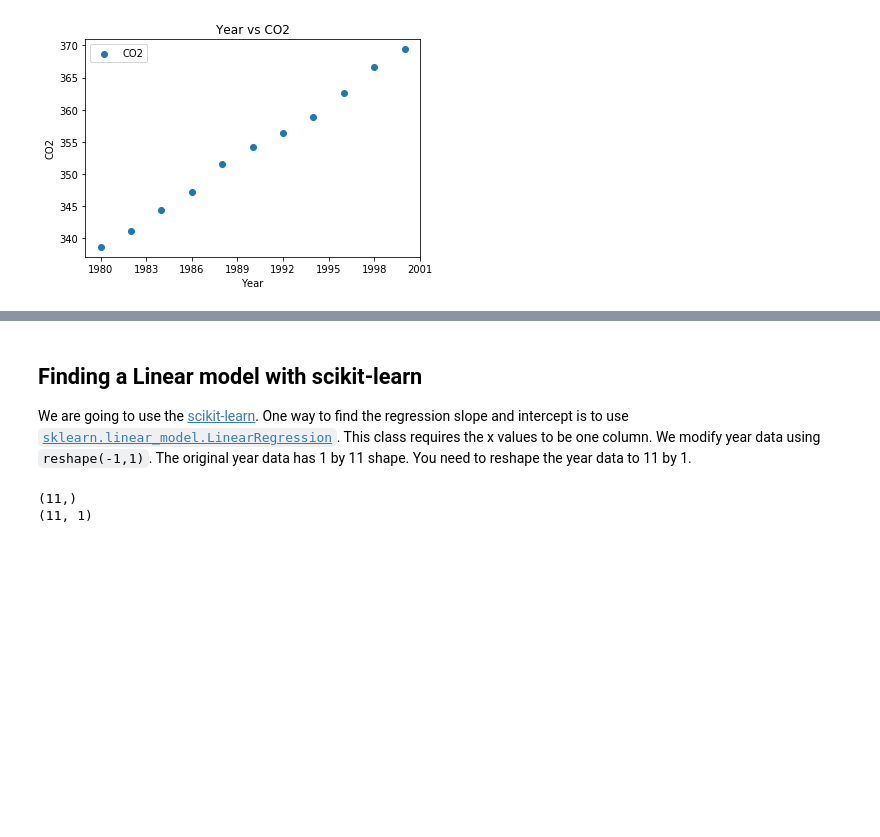
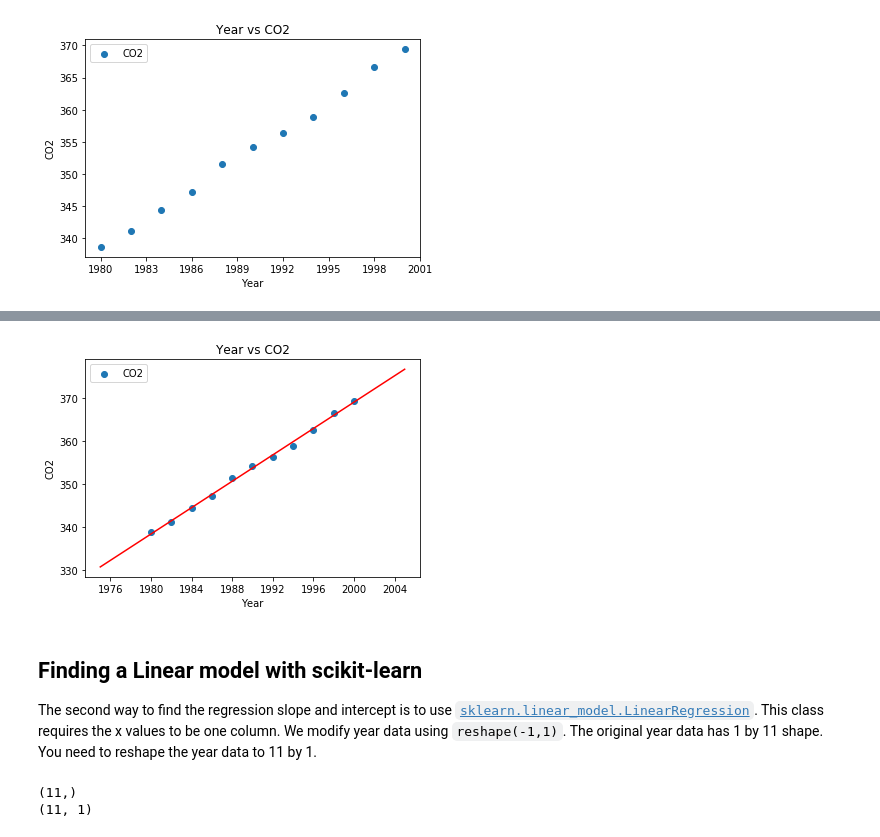
Before and after one commit to shinokada/python-for-ib-diploma-mathematics, a Jupyter notebook: Modelling_functions.ipynb, the cells around one changed output, grey strips where cells are left out. Cells and saved outputs as stored; diff of their text form; code cells hidden in the pictures; blank space fills up the shorter version.

Commit message:
Update Modeling

```diff
--- a/Modelling_functions.ipynb
+++ b/Modelling_functions.ipynb
@@ -66,8 +70,35 @@ plt.show()
+# %%
+import numpy as np
+import matplotlib.pyplot as plt
+from matplotlib.ticker import MaxNLocator
+from sklearn.linear_model import LinearRegression
+%matplotlib inline
+
+ax = plt.figure().gca()
+ax.xaxis.set_major_locator(MaxNLocator(integer=True))
+
+year=np.array([1980,1982,1984,1986,1988,1990,1992,1994,1996,1998,2000])
+co2=np.array([338.7,341.1,344.4,347.2,351.5,354.2,356.4,358.9,362.6,366.6,369.4])
+
+coef = np.polyfit(year, co2, 1)
+equ = np.poly1d(coef)
+
+x_plot = np.linspace(1975,2005,100)
+y_plot = equ(x_plot)
+plt.plot(x_plot, y_plot, color='r')
+
+plt.scatter(year,co2,label='CO2')
+plt.title("Year vs CO2")
+plt.xlabel('Year')
+plt.ylabel('CO2')
+plt.legend()
+plt.show()
+# %% [output]
+[figure, added]
 # %% [markdown]
 ## Finding a Linear model with scikit-learn
 
-We are going to use the [scikit-learn](https://scikit-learn.org/stable/).
-One way to find the regression slope and intercept is to use [`sklearn.linear_model.LinearRegression`](https://scikit-learn.org/stable/modules/generated/sklearn.linear_model.LinearRegression.html). This class requires the x values to be one column. We modify year data using `reshape(-1,1)`. The original year data has 1 by 11 shape. You need to reshape the year data to 11 by 1.
+The second way to find the regression slope and intercept is to use [`sklearn.linear_model.LinearRegression`](https://scikit-learn.org/stable/modules/generated/sklearn.linear_model.LinearRegression.html). This class requires the x values to be one column. We modify year data using `reshape(-1,1)`. The original year data has 1 by 11 shape. You need to reshape the year data to 11 by 1.
 # %%
 year1=year.reshape((-1,1))
 print(np.shape(year))
```
Also changed, not shown: parts of 3 cells of this notebook, 4 other files.
